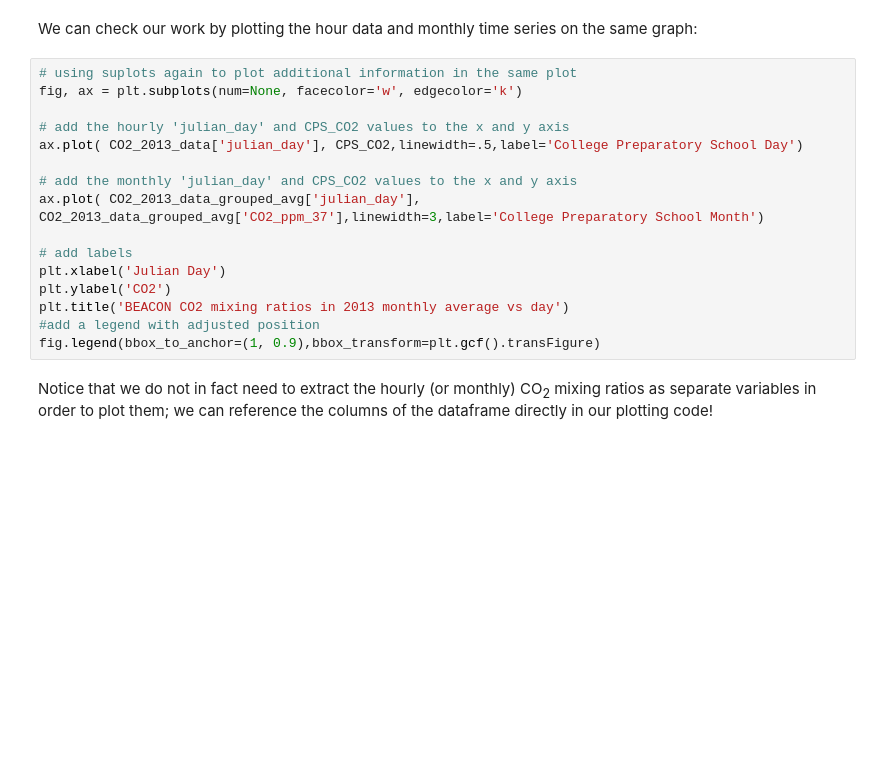
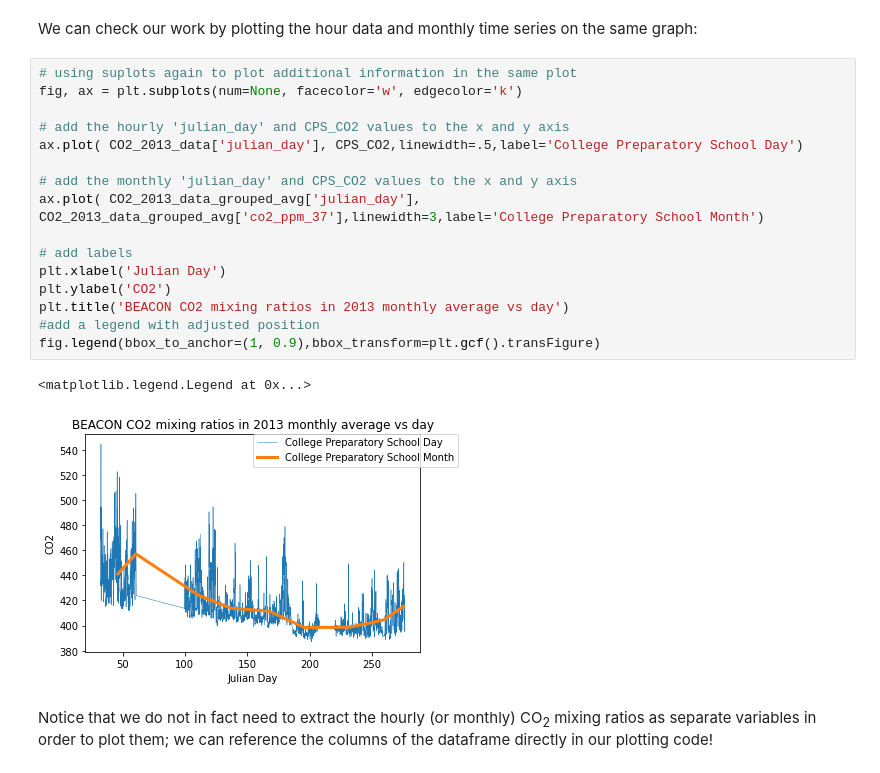
Before and after one commit to qdzhu/ACES, a Jupyter notebook: 1_atmospheric_vocabulary_studentversion.ipynb, the cells around one changed output. Saved outputs shown, nothing was run; the diff lists cells and outputs as text; blank space fills up the shorter version.

```diff
--- a/1_atmospheric_vocabulary_studentversion.ipynb
+++ b/1_atmospheric_vocabulary_studentversion.ipynb
@@ -202,19 +281,22 @@ We can check our work by plotting the hour data and monthly time series on the s
 # %%
 # using suplots again to plot additional information in the same plot
 fig, ax = plt.subplots(num=None, facecolor='w', edgecolor='k')
 
 # add the hourly 'julian_day' and CPS_CO2 values to the x and y axis
 ax.plot( CO2_2013_data['julian_day'], CPS_CO2,linewidth=.5,label='College Preparatory School Day')
 
 # add the monthly 'julian_day' and CPS_CO2 values to the x and y axis
-ax.plot( CO2_2013_data_grouped_avg['julian_day'], CO2_2013_data_grouped_avg['CO2_ppm_37'],linewidth=3,label='College Preparatory School Month')
+ax.plot( CO2_2013_data_grouped_avg['julian_day'], CO2_2013_data_grouped_avg['co2_ppm_37'],linewidth=3,label='College Preparatory School Month')
 
 # add labels
 plt.xlabel('Julian Day')
 plt.ylabel('CO2')
 plt.title('BEACON CO2 mixing ratios in 2013 monthly average vs day')
 #add a legend with adjusted position
 fig.legend(bbox_to_anchor=(1, 0.9),bbox_transform=plt.gcf().transFigure)
+# %% [output]
+<matplotlib.legend.Legend at 0x...>
+[figure, added]
 # %% [markdown]
 Notice that we do not in fact need to extract the hourly (or monthly) CO<sub>2</sub> mixing ratios as separate variables in order to plot them; we can reference the columns of the dataframe directly in our plotting code!
 # %% [markdown]
```
Also changed, not shown: parts of 44 cells of this notebook.
